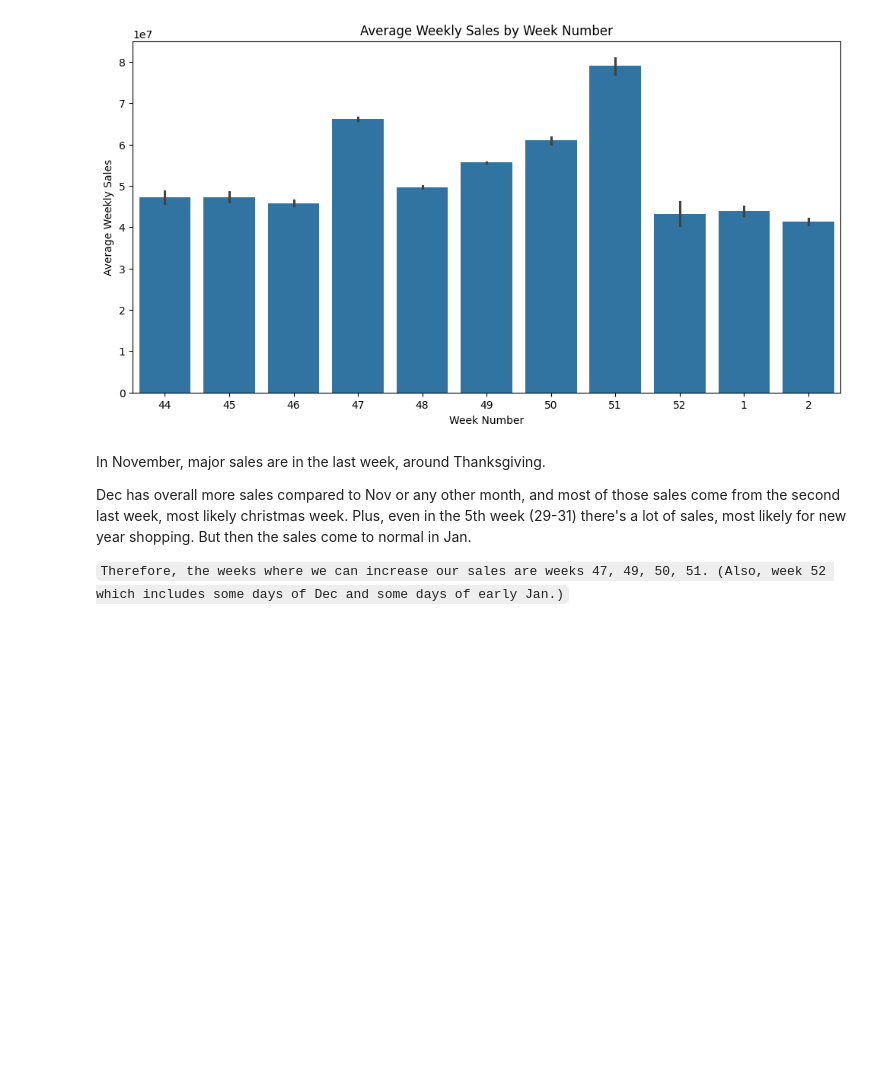
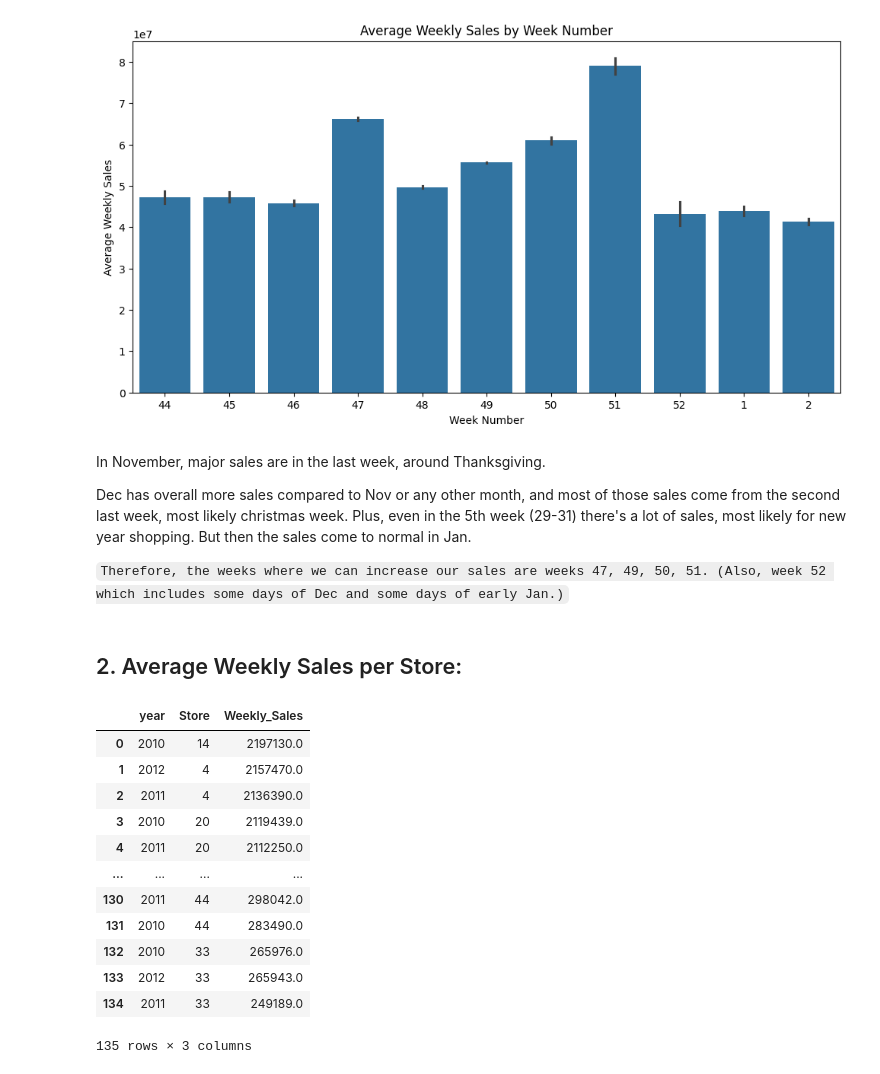
Before and after one commit to bdk-333/Walmart-Sales-Analysis, a Jupyter notebook: notebooks/03_kpi_definition_calculation.ipynb, the cells around one changed output. Drawn from its saved outputs; the diff is of its cells as text; code cells hidden in the pictures; blank space fills up the shorter version.

```diff
--- a/notebooks/03_kpi_definition_calculation.ipynb
+++ b/notebooks/03_kpi_definition_calculation.ipynb
@@ -98,3 +98,22 @@ In November, major sales are in the last week, around Thanksgiving.
 Dec has overall more sales compared to Nov or any other month, and most of those sales come from the second last week, most likely christmas week. Plus, even in the 5th week (29-31) there's a lot of sales, most likely for new year shopping. But then the sales come to normal in Jan.
 
 `Therefore, the weeks where we can increase our sales are weeks 47, 49, 50, 51. (Also, week 52 which includes some days of Dec and some days of early Jan.)`
+# %% [markdown]
+## 2. Average Weekly Sales per Store:
+# %%
+sales_per_store = df.groupby(['year', 'Store'])['Weekly_Sales'].mean().round().sort_values(ascending=False).reset_index()
+sales_per_store
+# %% [output]
+|  | year | Store | Weekly_Sales |
+| 0 | 2010 | 14 | 2197130.0 |
+| 1 | 2012 | 4 | 2157470.0 |
+| 2 | 2011 | 4 | 2136390.0 |
+| 3 | 2010 | 20 | 2119439.0 |
+| 4 | 2011 | 20 | 2112250.0 |
+| ... | ... | ... | ... |
+| 130 | 2011 | 44 | 298042.0 |
+| 131 | 2010 | 44 | 283490.0 |
+| 132 | 2010 | 33 | 265976.0 |
+| 133 | 2012 | 33 | 265943.0 |
+| 134 | 2011 | 33 | 249189.0 |
+135 rows × 3 columns
```
Also changed, not shown: parts of 6 cells of this notebook.
